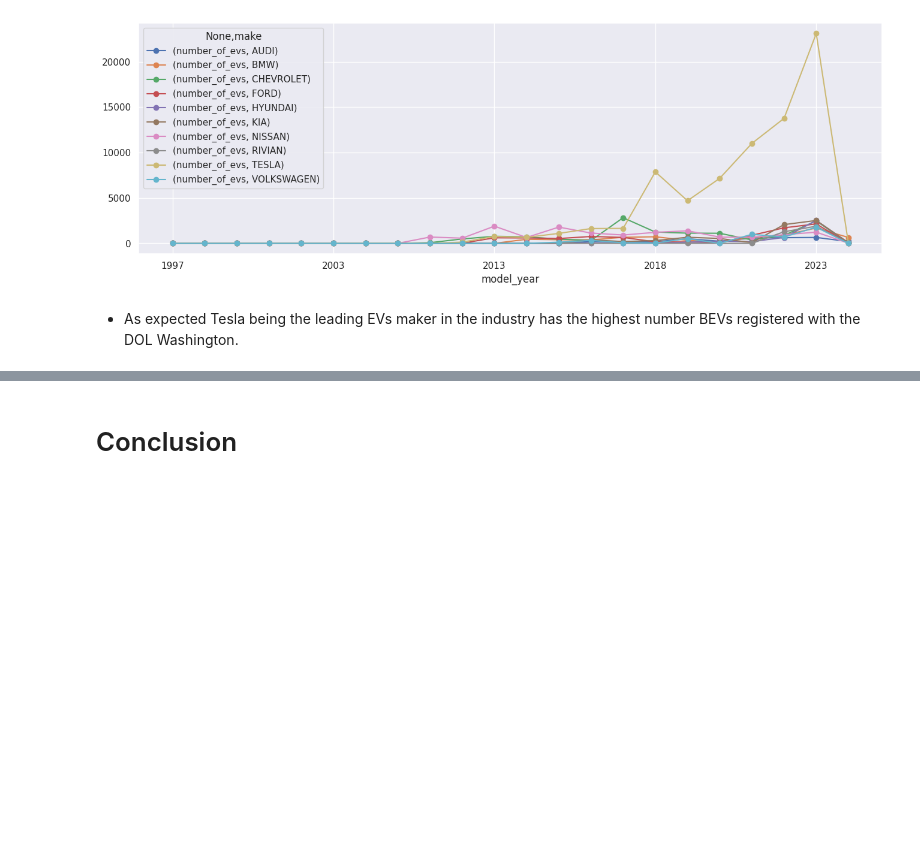
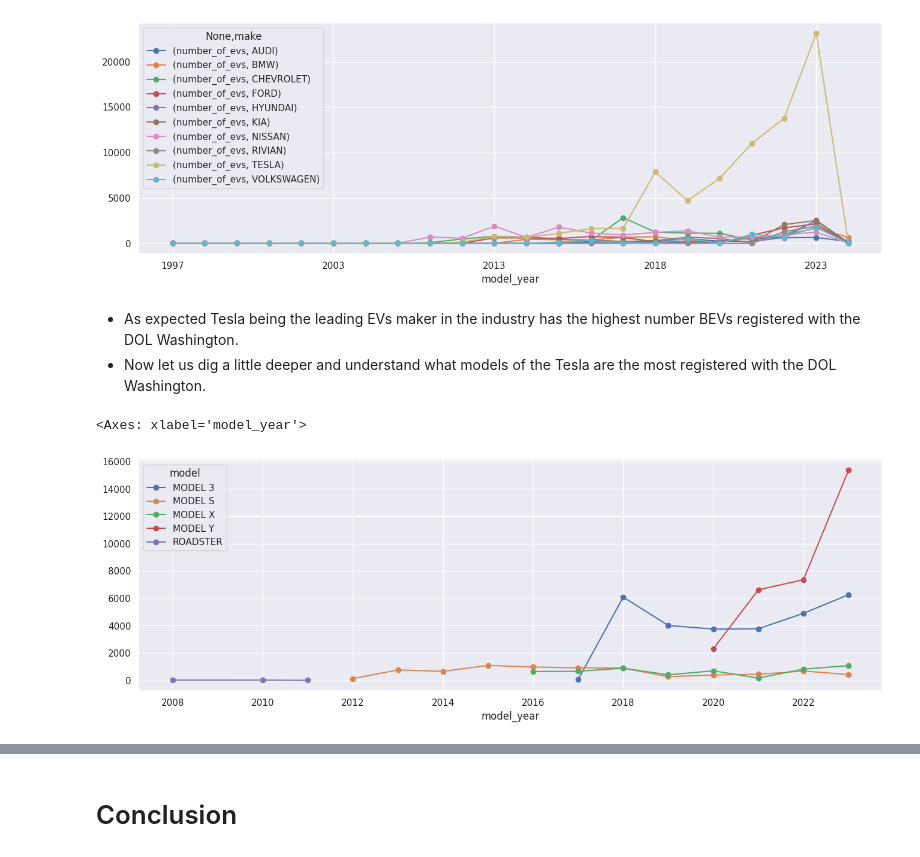
Before and after one commit to Murad1997/DS-Portfolio, a Jupyter notebook: Data_analysis_and_modeling.ipynb, the cells around one changed output, grey strips where cells are left out. Saved outputs shown, nothing was run; the diff lists cells and outputs as text; code cells hidden in the pictures; blank space fills up the shorter version.

```diff
--- a/Data_analysis_and_modeling.ipynb
+++ b/Data_analysis_and_modeling.ipynb
@@ -289,3 +289,17 @@ fig, ax = plt.subplots(figsize = (16, 5))
 [figure]
 # %% [markdown]
   - As expected Tesla being the leading EVs maker in the industry has the highest number BEVs registered with the DOL Washington.
+  - Now let us dig a little deeper and understand what models of the Tesla are the most registered with the DOL Washington.
+# %%
+fig, ax = plt.subplots(figsize = (16, 5))
+(df[lambda df_: df_.make == 'TESLA']
+ .astype({'model': 'str', 'model_year': 'int'})
+ .groupby(by = ['model_year', 'model'])
+ .agg(models_of_tesla = ('electric_vehicle_type', 'count'))
+ .sort_values(by = 'models_of_tesla', ascending = False)
+ .unstack()
+ .plot(y = 'models_of_tesla', style = '-o', ax = ax)
+ )
+# %% [output]
+<Axes: xlabel='model_year'>
+[figure, added]
```
Also changed, not shown: parts of 1 cell of this notebook.
